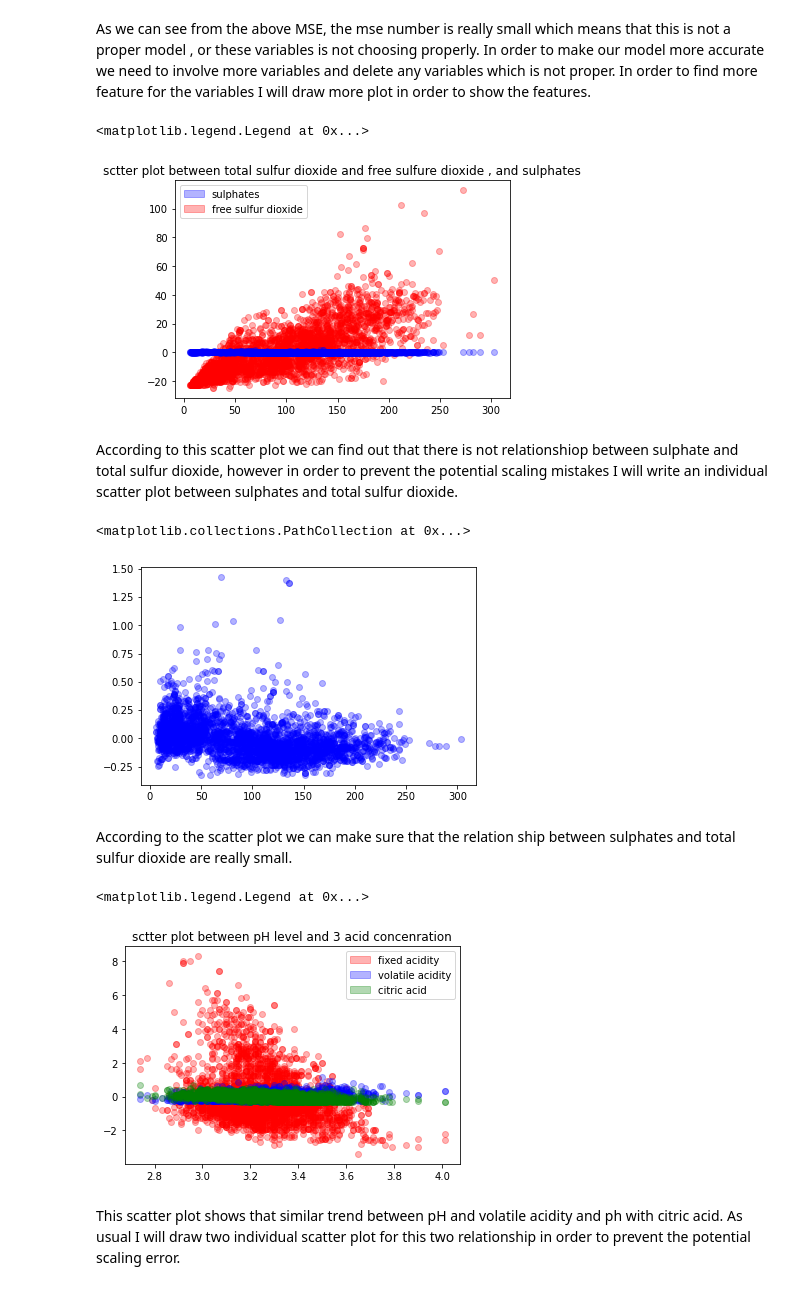
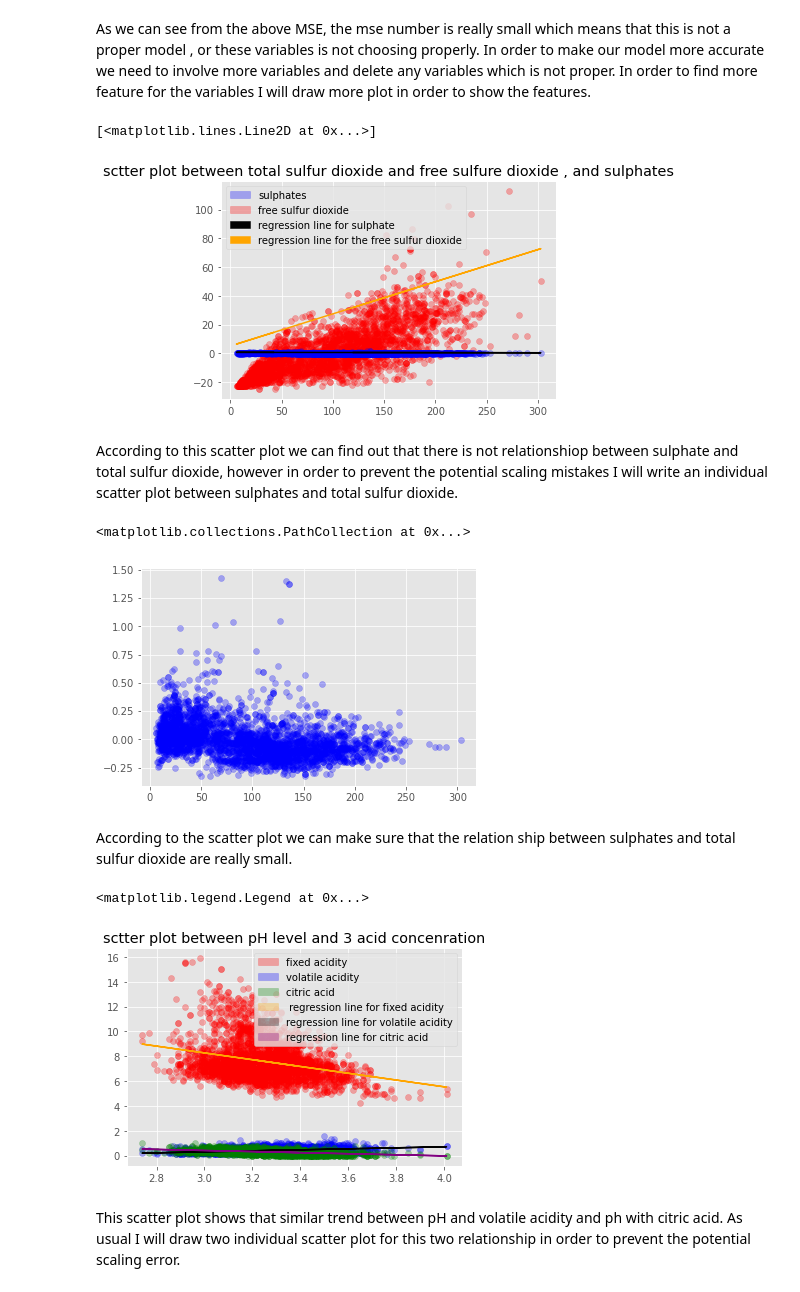
Before and after one commit to harrysyz99/Wine_quality_analysis, a Jupyter notebook: wine_type_prediction.ipynb, the cells around one changed output. Cells and saved outputs as stored; diff of their text form; code cells hidden in the pictures.

```diff
--- a/wine_type_prediction.ipynb
+++ b/wine_type_prediction.ipynb
@@ -413,40 +415,71 @@ pd.DataFrame(data, index =['Linear Reg', 'Logistic', 'Lasso'])
 | Lasso | 0.250056 | 0.249990 |
 # %% [markdown]
 As we can see from the above MSE, the mse number is really small which means that this is not a proper model , or these variables is not choosing properly. In order to make our model more accurate we need to involve more variables and delete any variables which is not proper. In order to find more feature for the variables I will draw more plot in order to show the features.
+# %%
+def best_fit_slope_and_intercept(xs,ys):
+    m = (((mean(xs)*mean(ys)) - mean(xs*ys)) /
+         ((mean(xs)*mean(xs)) - mean(xs*xs)))
+
+    b = mean(ys) - m*mean(xs)
+
+    return m, b
 # %%
+style.use('ggplot')
 fig, ax = plt.subplots()
 ax.scatter(x = finaldata["total sulfur dioxide"],y =[finaldata["free sulfur dioxide"]-finaldata["free sulfur dioxide"].mean()],c = "red",alpha = 0.3)
 ax.scatter(x = finaldata["total sulfur dioxide"],y =[finaldata["sulphates"]-finaldata["sulphates"].mean()], c= "blue",alpha = 0.3)
 pop_a = mpatches.Patch(color='red', label='free sulfur dioxide',alpha = 0.3)
 pop_b = mpatches.Patch(color='blue', label='sulphates',alpha = 0.3)
+pop_c = mpatches.Patch(color='black', label='regression line for sulphate')
+pop_d = mpatches.Patch(color="orange", label = "regression line for the free sulfur dioxide")
 plt.title("sctter plot between total sulfur dioxide and free sulfure dioxide , and sulphates")
-ax.legend(handles=[pop_b,pop_a])
+ax.legend(handles=[pop_b,pop_a,pop_c,pop_d])
+m1,b1 = best_fit_slope_and_intercept(finaldata["total sulfur dioxide"],finaldata["sulphates"])
+best_fit_line = [(m1*x)+b1 for x in finaldata["total sulfur dioxide"]]
+m2,b2 = best_fit_slope_and_intercept(finaldata["total sulfur dioxide"],finaldata["free sulfur dioxide"])
+best_fit_line2 = [(m2*x)+b2 for x in finaldata["total sulfur dioxide"]]
+plt.plot(finaldata["total sulfur dioxide"], best_fit_line, c = "black")
+plt.plot(finaldata["total sulfur dioxide"],best_fit_line2,c = "orange")
 # %% [output]
-<matplotlib.legend.Legend at 0x...>
+[<matplotlib.lines.Line2D at 0x...>]
-[figure, old version]
+[figure, new version]
 # %% [markdown]
 According to this scatter plot we can find out that there is not relationshiop between sulphate and total sulfur dioxide, however in order to prevent the potential scaling mistakes I will write an individual scatter plot between sulphates and total sulfur dioxide.
 # %%
 plt.scatter(x = finaldata["total sulfur dioxide"],y =[finaldata["sulphates"]-finaldata["sulphates"].mean()], c= "blue",alpha = 0.3)
 # %% [output]
 <matplotlib.collections.PathCollection at 0x...>
-[figure, old version]
+[figure, new version]
 # %% [markdown]
 According to the scatter plot we can make sure that the relation ship between sulphates and total sulfur dioxide are really small.
 # %%
 fig, ax = plt.subplots()
-ax.scatter(x = finaldata["pH"],y =[finaldata["fixed acidity"]-finaldata["fixed acidity"].mean()],c = "red",alpha = 0.3)
-ax.scatter(x = finaldata["pH"],y =[finaldata["volatile acidity"]-finaldata["volatile acidity"].mean()], c= "blue",alpha = 0.3)
-ax.scatter(x = finaldata["pH"],y =[finaldata["citric acid"]-finaldata["citric acid"].mean()], c= "green",alpha = 0.3)
+ax.scatter(x = finaldata["pH"],y =finaldata["fixed acidity"],c = "red",alpha = 0.3)
+ax.scatter(x = finaldata["pH"],y =finaldata["volatile acidity"], c= "blue",alpha = 0.3)
+ax.scatter(x = finaldata["pH"],y =finaldata["citric acid"], c= "green",alpha = 0.3)
 pop_a = mpatches.Patch(color='red', label='fixed acidity',alpha = 0.3)
 pop_b = mpatches.Patch(color='blue', label='volatile acidity',alpha = 0.3)
 pop_c = mpatches.Patch(color='green', label='citric acid',alpha = 0.3)
+pop_d = mpatches.Patch(color="orange", label=' regression line for fixed acidity',alpha = 0.3)
+pop_e = mpatches.Patch(color="black", label='regression line for volatile acidity',alpha = 0.3)
+pop_f = mpatches.Patch(color="purple", label='regression line for citric acid',alpha = 0.3)
+
+m1,b1 = best_fit_slope_and_intercept(finaldata["pH"],finaldata["fixed acidity"])
+best_fit_line = [(m1*x)+b1 for x in finaldata["pH"]]
+m2,b2 = best_fit_slope_and_intercept(finaldata["pH"],finaldata["volatile acidity"])
+best_fit_line2 = [(m2*x)+b2 for x in finaldata["pH"]]
+m3,b3 = best_fit_slope_and_intercept(finaldata["pH"],finaldata["citric acid"])
+best_fit_line3 = [(m3*x)+b3 for x in finaldata["pH"]]
+plt.plot(finaldata["pH"], best_fit_line, c = "orange")
+plt.plot(finaldata["pH"],best_fit_line2,c = "black")
+plt.plot(finaldata["pH"],best_fit_line3,c = "purple")
+
 
 plt.title("sctter plot between pH level and 3 acid concenration")
-ax.legend(handles=[pop_a,pop_b,pop_c])
+ax.legend(handles=[pop_a,pop_b,pop_c,pop_d,pop_e,pop_f])
 # %% [output]
 <matplotlib.legend.Legend at 0x...>
-[figure, old version]
+[figure, new version]
 # %% [markdown]
 This scatter plot shows that similar trend between pH and volatile acidity and ph with citric acid. As usual I will draw two individual scatter plot for this two relationship in order to prevent the potential scaling error.
 # %%
```
Also changed, not shown: parts of 14 cells of this notebook.
